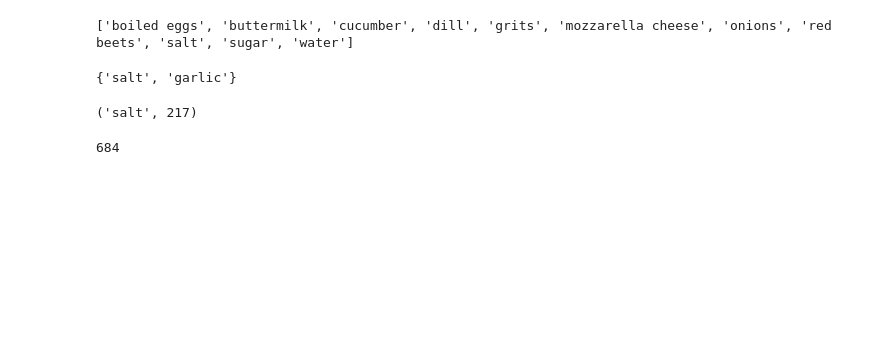
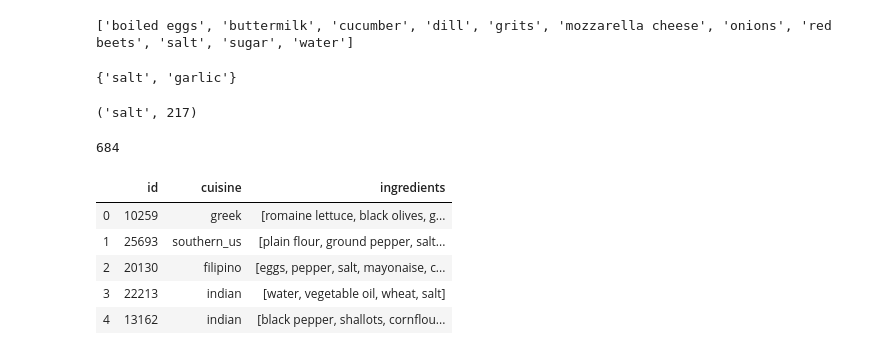
Before and after one commit to islonik/ds, a Jupyter notebook: notebooks/b8.ipynb, the cells around one changed output. Cells and saved outputs as stored; diff of their text form; code cells hidden in the pictures; blank space fills up the shorter version.

```diff
--- a/notebooks/b8.ipynb
+++ b/notebooks/b8.ipynb
@@ -148,0 +155,9 @@ print(len(uuset))
+# %%
+df.head(5)
+# %% [output]
+|  | id | cuisine | ingredients |
+| 0 | 10259 | greek | [romaine lettuce, black olives, g... |
+| 1 | 25693 | southern_us | [plain flour, ground pepper, salt... |
+| 2 | 20130 | filipino | [eggs, pepper, salt, mayonaise, c... |
+| 3 | 22213 | indian | [water, vegetable oil, wheat, salt] |
+| 4 | 13162 | indian | [black pepper, shallots, cornflou... |
```
Also changed, not shown: parts of 15 cells of this notebook, 3 other files.
